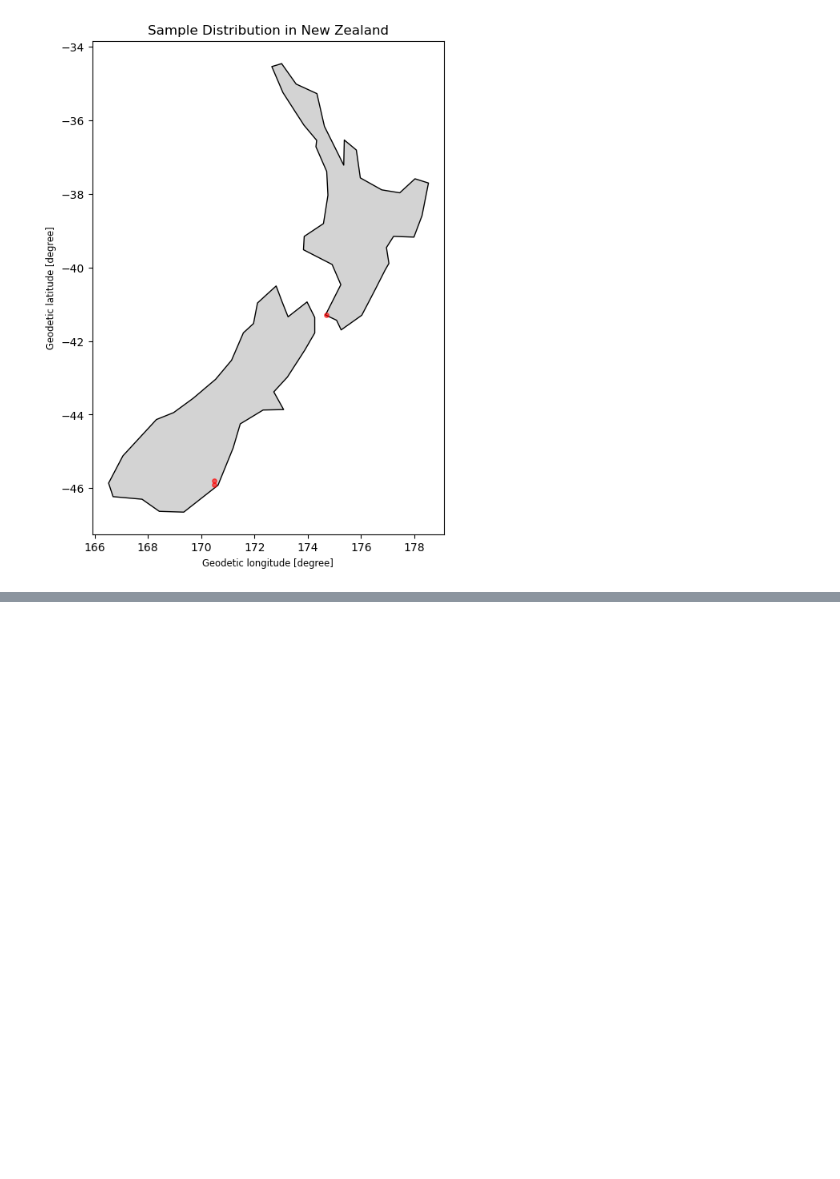
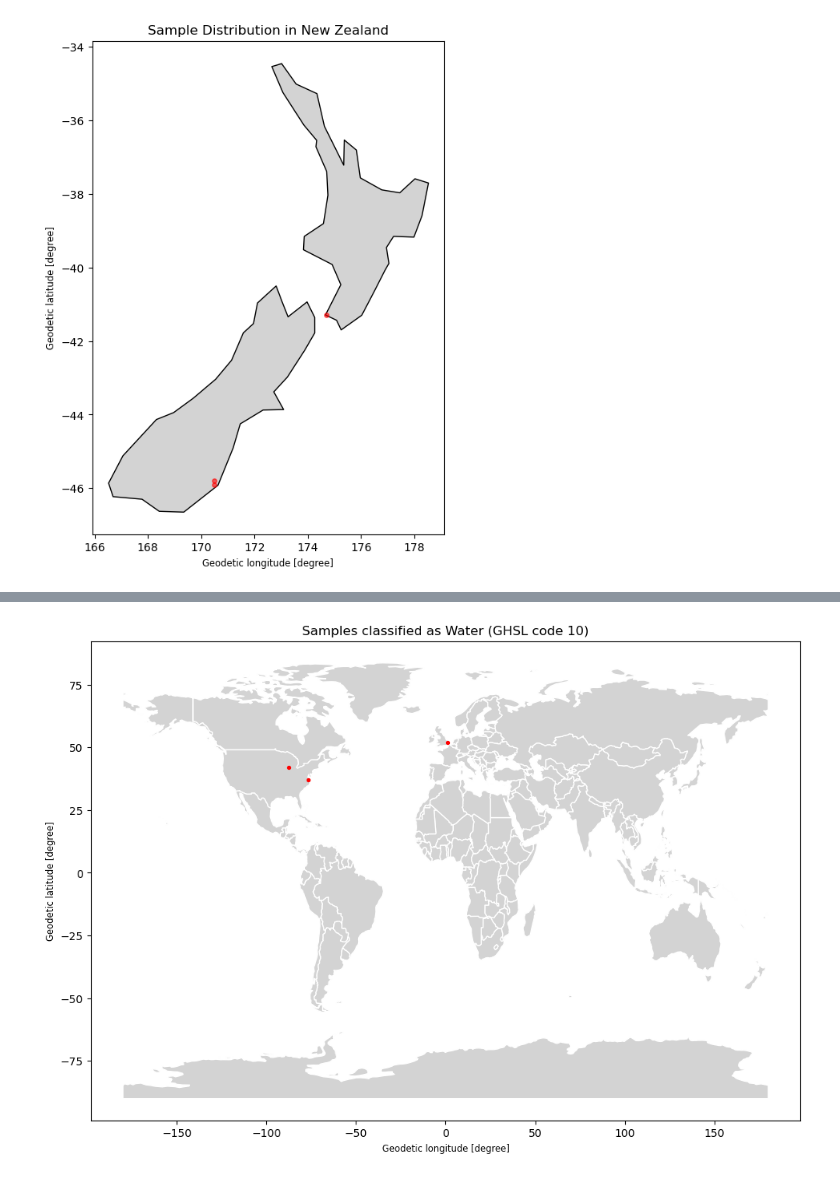
Before and after one commit to elettra-fromm/FunGut, a Jupyter notebook: scripts/metadata_distributions.ipynb, the cells around one changed output, grey strips where cells are left out. Drawn from its saved outputs; the diff is of its cells as text; code cells hidden in the pictures; blank space fills up the shorter version.

```diff
--- a/scripts/metadata_distributions.ipynb
+++ b/scripts/metadata_distributions.ipynb
@@ -369,0 +481,8 @@ plt.show()
+# %%
+df_final = df_final.merge(
+    df_ghsl[['ID', 'Settlement_Type']],
+    on='ID',
+    how='left'
+)
+# %%
+df_final['Settlement_Type'] = df_final['Settlement_Type'].fillna('Not provided')
@@ -369,0 +493,20 @@ plt.show()
+# %%
+water_samples = df_final[df_final['Settlement_Type'] == 'Unclassified'].copy()
+# %%
+water_geo = gpd.GeoDataFrame(water_samples,geometry=gpd.points_from_xy(water_samples['longitude_sample'],water_samples['latitude_sample']),crs='EPSG:4326')
+# %%
+fig, ax = plt.subplots(figsize=(16, 8))
+
+world.plot(ax=ax, color='lightgrey', edgecolor='white')
+
+water_geo.plot(
+    ax=ax,
+    color='red',
+    markersize=8,
+    marker='o'
+)
+
+plt.title('Samples classified as Water (GHSL code 10)')
+plt.show()
+# %% [output]
+[figure, added]
```
Also changed, not shown: parts of 30 cells of this notebook, 2 other files.
